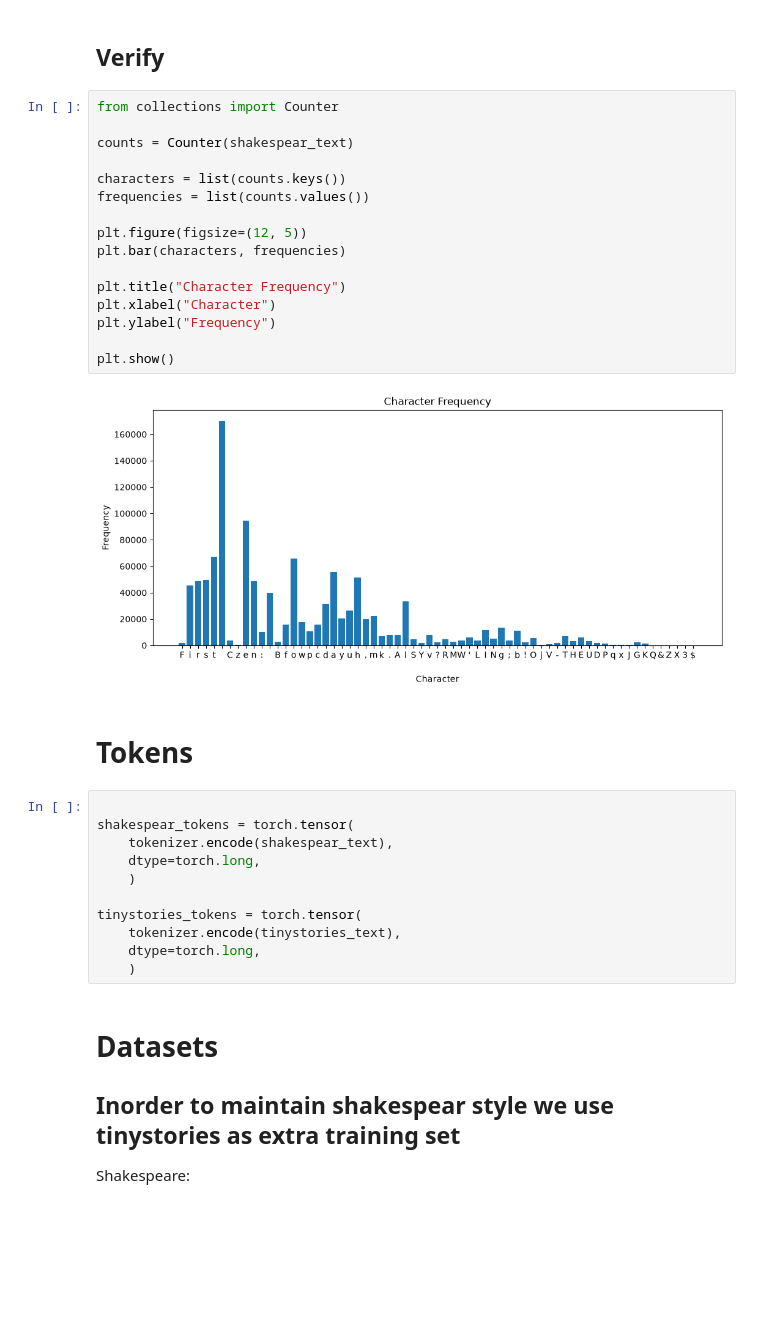
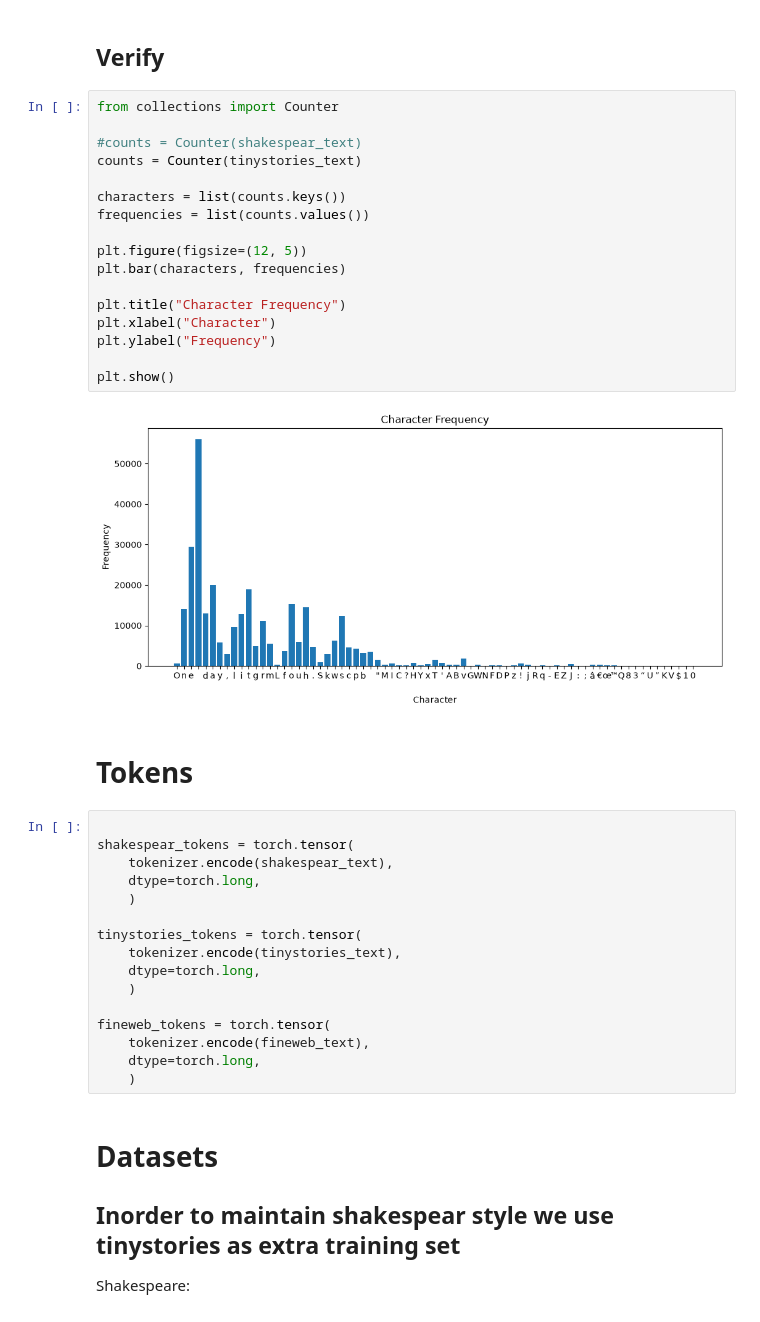
Before and after one commit to zeguru/tiny-text-transformers, a Jupyter notebook: notebooks/training-text-generator.ipynb, the cells around one changed output. Cells and saved outputs as stored; diff of their text form; blank space fills up the shorter version.

```diff
--- a/notebooks/training-text-generator.ipynb
+++ b/notebooks/training-text-generator.ipynb
@@ -136,21 +165,22 @@ Unknown characters: 2,496
 # %%
 from collections import Counter
 
-counts = Counter(shakespear_text)
+#counts = Counter(shakespear_text)
+counts = Counter(tinystories_text)
 
 characters = list(counts.keys())
 frequencies = list(counts.values())
 
 plt.figure(figsize=(12, 5))
 plt.bar(characters, frequencies)
 
 plt.title("Character Frequency")
 plt.xlabel("Character")
 plt.ylabel("Frequency")
 
 plt.show()
 # %% [output]
-[figure, old version]
+[figure, new version]
 # %% [markdown]
 # Tokens
 # %%
@@ -164,6 +194,11 @@ tinystories_tokens = torch.tensor(
     tokenizer.encode(tinystories_text),
     dtype=torch.long,
     )
+
+fineweb_tokens = torch.tensor(
+    tokenizer.encode(fineweb_text),
+    dtype=torch.long,
+    )
 # %% [markdown]
 # Datasets
 
```
Also changed, not shown: parts of 13 cells of this notebook, 5 other files.
